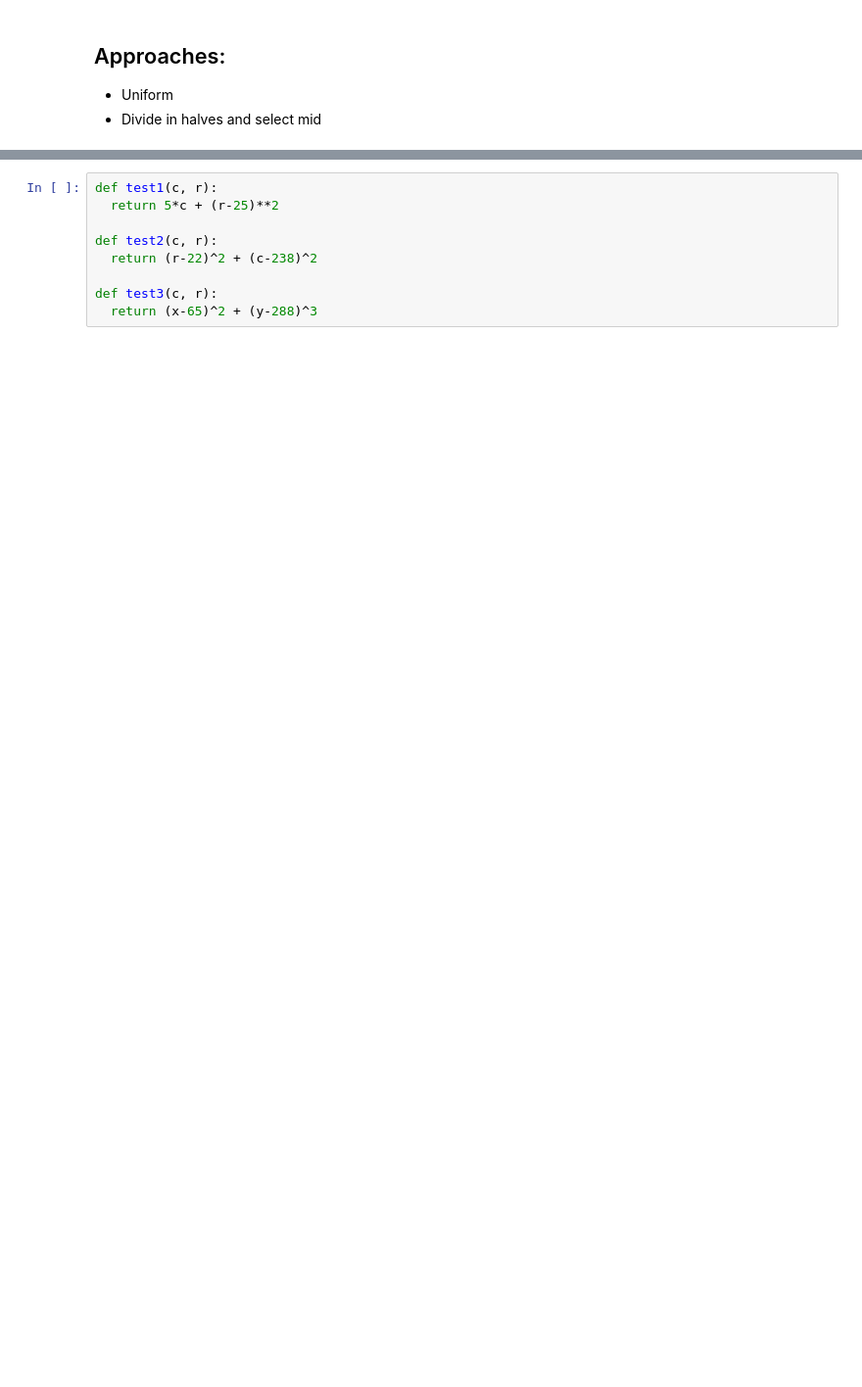
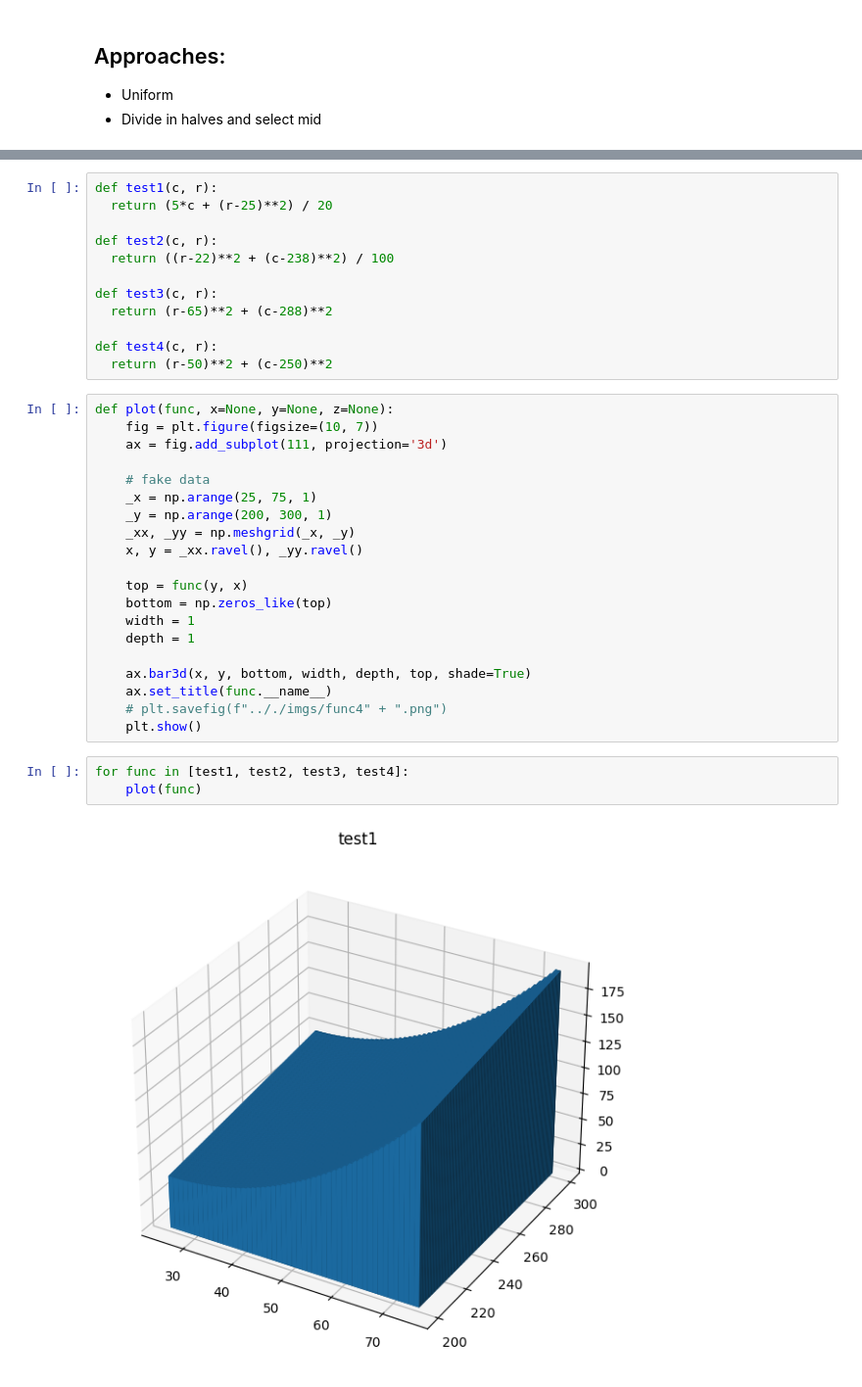
Before and after one commit to sudo-boo/optimizer-azeotropy, a Jupyter notebook: sol/Optimizer_test.ipynb, the cells around one changed output, grey strips where cells are left out. Shown at 98% size. Cells and saved outputs as stored; diff of their text form; blank space fills up the shorter version.

Commit message:
plotting done

```diff
--- a/sol/Optimizer_test.ipynb
+++ b/sol/Optimizer_test.ipynb
@@ -10,9 +14,37 @@ ModuleNotFoundError: No module named 'matplotlib.plot'
 # %%
 def test1(c, r):
-  return 5*c + (r-25)**2
+  return (5*c + (r-25)**2) / 20
 
 def test2(c, r):
-  return (r-22)^2 + (c-238)^2
+  return ((r-22)**2 + (c-238)**2) / 100
 
 def test3(c, r):
-  return (x-65)^2 + (y-288)^3
+  return (r-65)**2 + (c-288)**2
+
+def test4(c, r):
+  return (r-50)**2 + (c-250)**2
+# %%
+def plot(func, x=None, y=None, z=None):
+    fig = plt.figure(figsize=(10, 7))
+    ax = fig.add_subplot(111, projection='3d')
+
+    # fake data
+    _x = np.arange(25, 75, 1)
+    _y = np.arange(200, 300, 1)
+    _xx, _yy = np.meshgrid(_x, _y)
+    x, y = _xx.ravel(), _yy.ravel()
+
+    top = func(y, x)
+    bottom = np.zeros_like(top)
+    width = 1
+    depth = 1
+
+    ax.bar3d(x, y, bottom, width, depth, top, shade=True)
+    ax.set_title(func.__name__)
+    # plt.savefig(f".././imgs/func4" + ".png")
+    plt.show()
+# %%
+for func in [test1, test2, test3, test4]:
+    plot(func)
+# %% [output]
+[figure, added]
```
Also changed, not shown: parts of 8 cells of this notebook, 9 other files.
